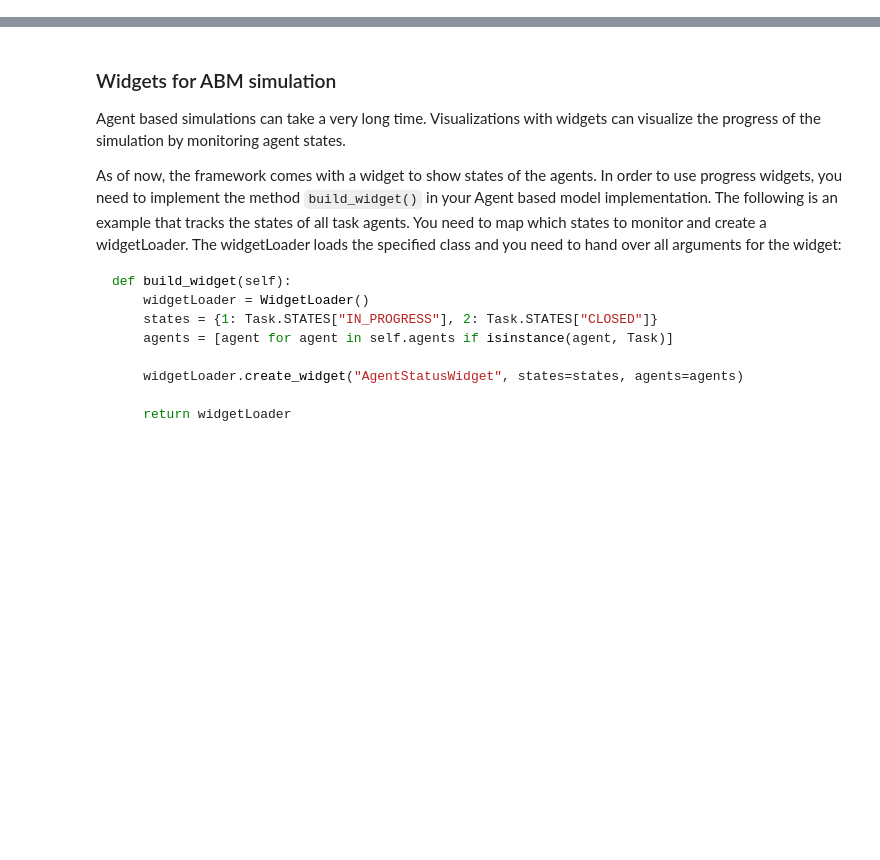
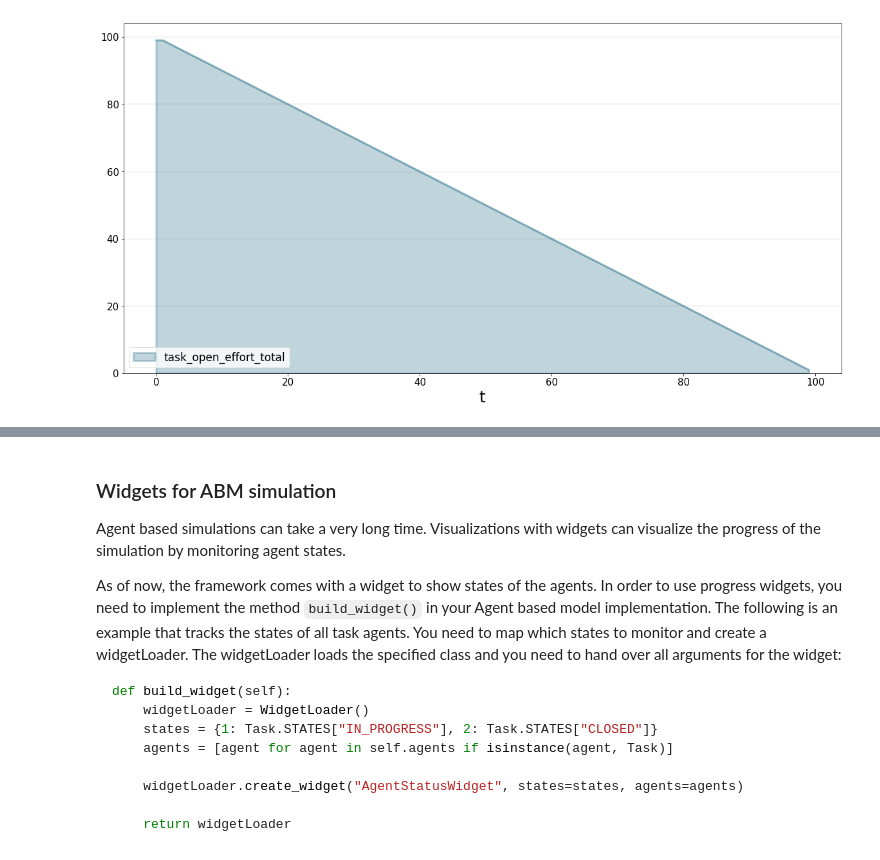
Before and after one commit to transentis/bptk_py_tutorial, a Jupyter notebook: bptk_py_abm_intro.ipynb, the cells around one changed output, grey strips where cells are left out. Saved outputs shown, nothing was run; the diff lists cells and outputs as text; code cells hidden in the pictures; blank space fills up the shorter version.

```diff
--- a/bptk_py_abm_intro.ipynb
+++ b/bptk_py_abm_intro.ipynb
@@ -31,0 +59,12 @@ bptk.plot_scenarios(
+# %%
+bptk.plot_scenarios(
+    scenario_managers=["ABMsmSimpleProjectManagement"],
+    kind="area",
+    scenarios=["scenarioSPM"],
+    agents=["task"],
+    agent_states=["open"],
+    agent_properties=["effort"],
+    agent_property_types=["total"]
+)
+# %% [output]
+[figure, added]
```
Also changed, not shown: parts of 5 cells of this notebook, 7 other files.
